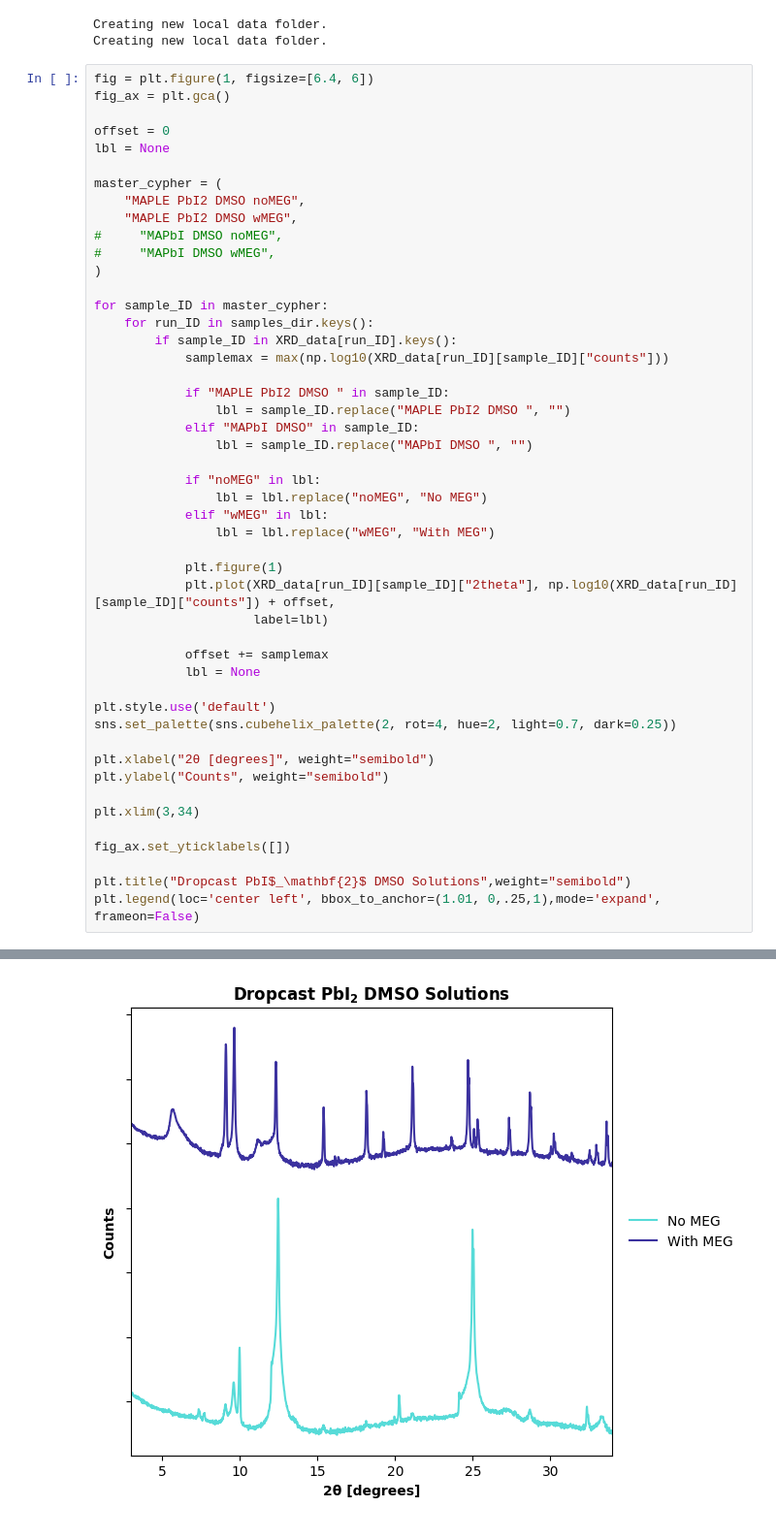
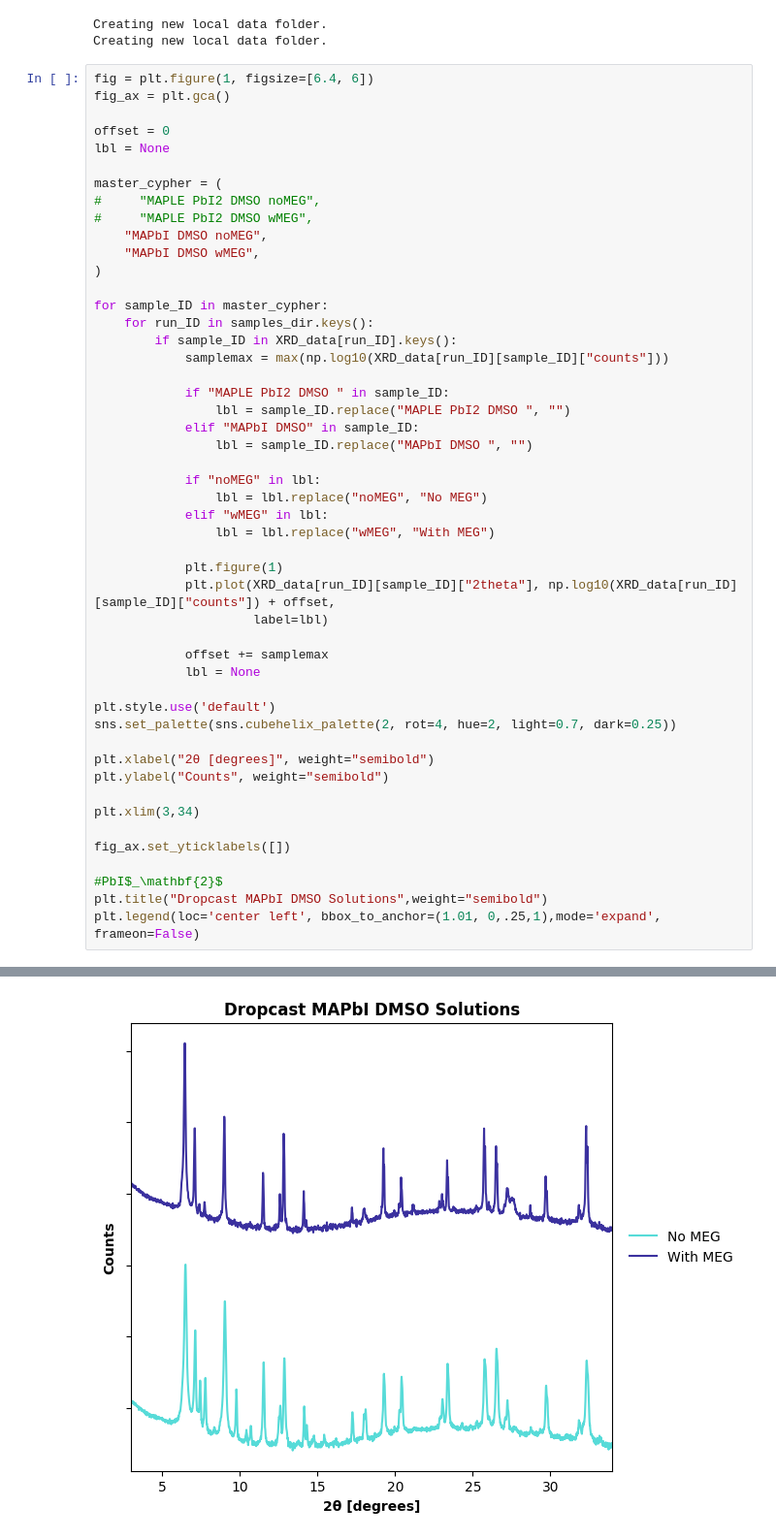
Before and after one commit to tomasbar/sciencetools_py, a Jupyter notebook: Dropcasting.ipynb, the cells around one changed output, grey strips where cells are left out. Shown: that part at 97% size. Saved outputs shown, nothing was run; the diff lists cells and outputs as text.

```diff
--- a/Dropcasting.ipynb
+++ b/Dropcasting.ipynb
@@ -122,10 +122,10 @@ offset = 0
 lbl = None
 
 master_cypher = (
-    "MAPLE PbI2 DMSO noMEG",
-    "MAPLE PbI2 DMSO wMEG",
-#     "MAPbI DMSO noMEG",
-#     "MAPbI DMSO wMEG",
+#     "MAPLE PbI2 DMSO noMEG",
+#     "MAPLE PbI2 DMSO wMEG",
+    "MAPbI DMSO noMEG",
+    "MAPbI DMSO wMEG",
 )
 
 for sample_ID in master_cypher:
@@ -136,33 +136,34 @@ for sample_ID in master_cypher:
             if "MAPLE PbI2 DMSO " in sample_ID:
                 lbl = sample_ID.replace("MAPLE PbI2 DMSO ", "")
             elif "MAPbI DMSO" in sample_ID:
                 lbl = sample_ID.replace("MAPbI DMSO ", "")
 
             if "noMEG" in lbl:
                 lbl = lbl.replace("noMEG", "No MEG")
             elif "wMEG" in lbl:
                 lbl = lbl.replace("wMEG", "With MEG")
 
             plt.figure(1)
             plt.plot(XRD_data[run_ID][sample_ID]["2theta"], np.log10(XRD_data[run_ID][sample_ID]["counts"]) + offset,
                      label=lbl)
 
             offset += samplemax
             lbl = None
 
 plt.style.use('default')
 sns.set_palette(sns.cubehelix_palette(2, rot=4, hue=2, light=0.7, dark=0.25))
 
 plt.xlabel("2θ [degrees]", weight="semibold")
 plt.ylabel("Counts", weight="semibold")
 
 plt.xlim(3,34)
 
 fig_ax.set_yticklabels([])
 
-plt.title("Dropcast PbI$_\mathbf{2}$ DMSO Solutions",weight="semibold")
+#PbI$_\mathbf{2}$
+plt.title("Dropcast MAPbI DMSO Solutions",weight="semibold")
 plt.legend(loc='center left', bbox_to_anchor=(1.01, 0,.25,1),mode='expand', frameon=False)
 # %% [output]
 <matplotlib.legend.Legend at 0x...>
-[figure, old version]
+[figure, new version]
 # %%
```
Also changed, not shown: parts of 1 cell of this notebook, 14 other files.
